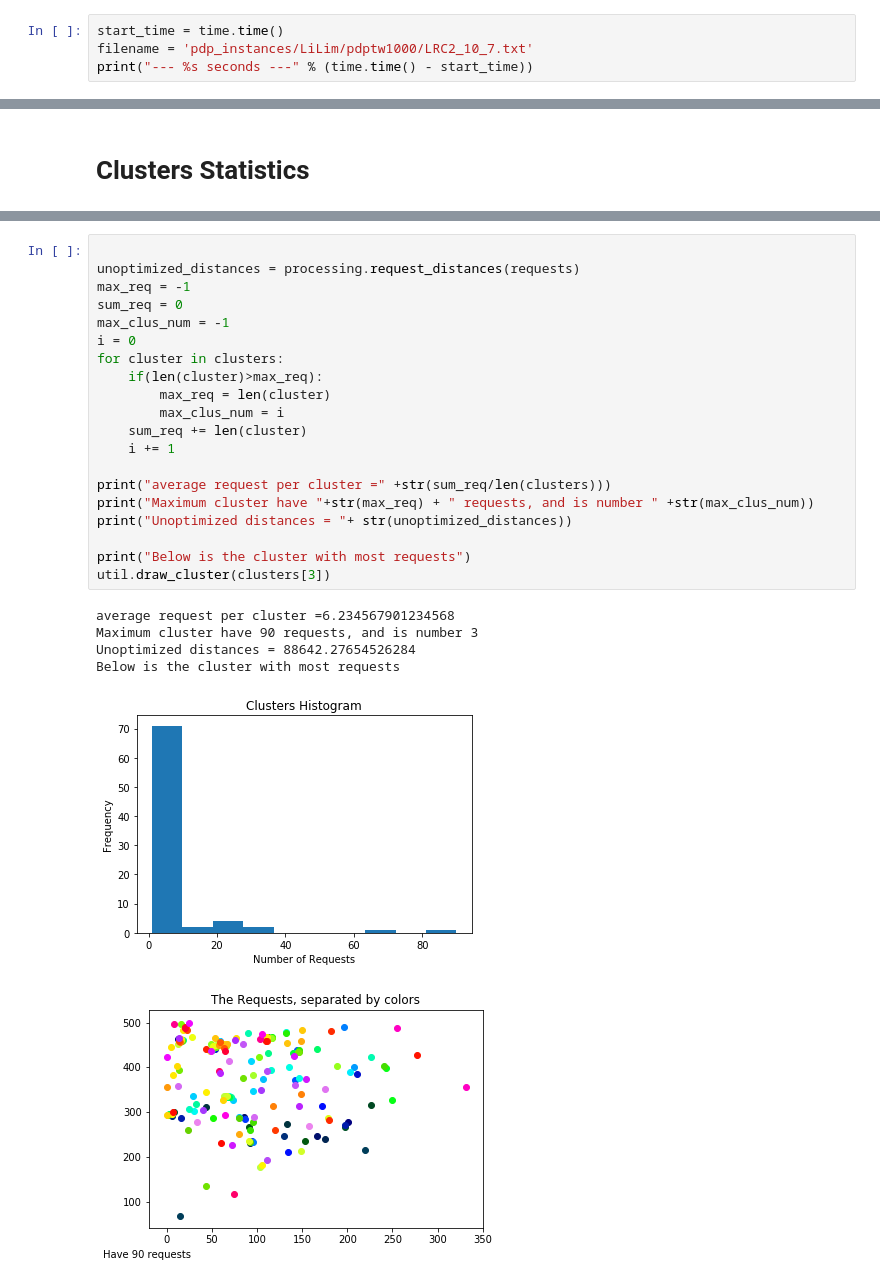
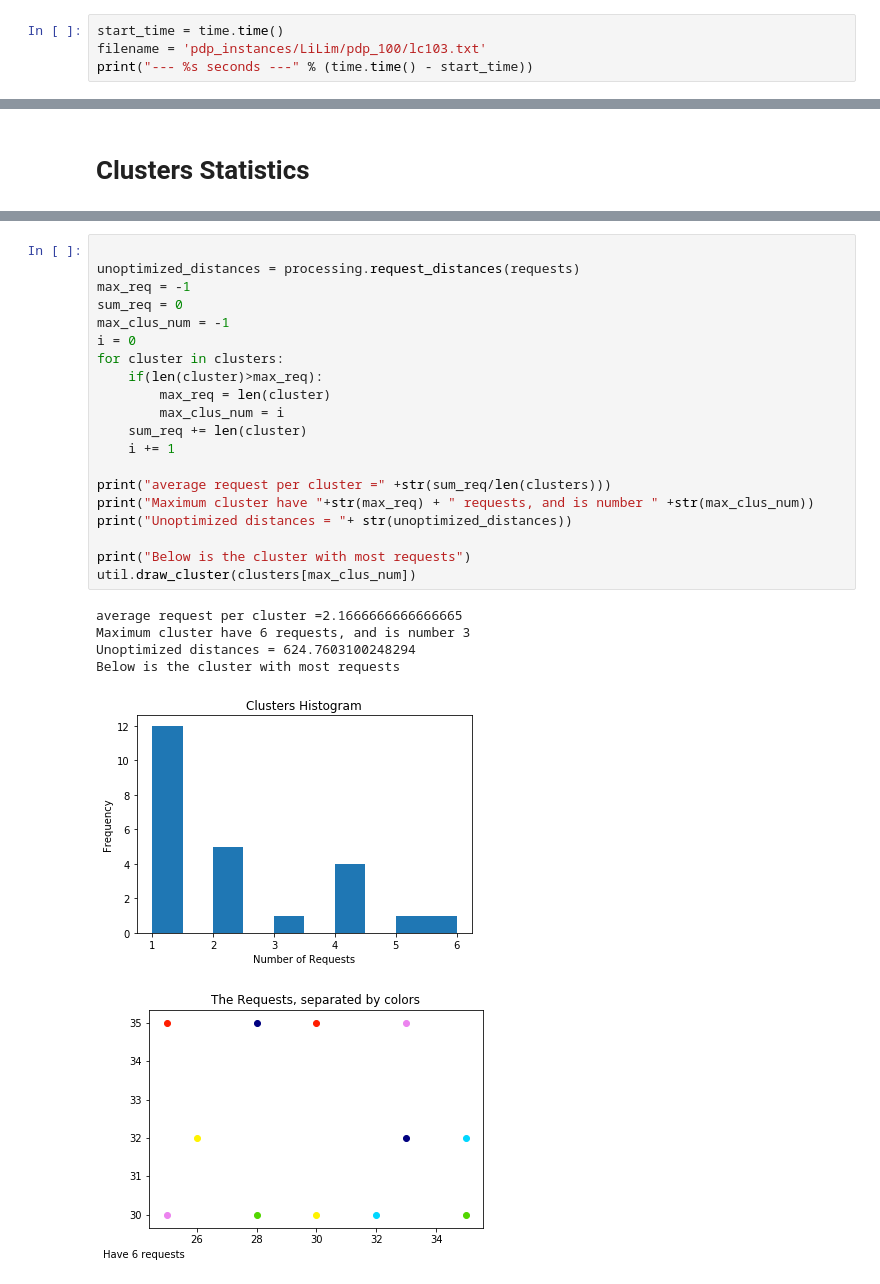
Before and after one commit to Worse2Worst/Senior-Project, a Jupyter notebook: src/visualize_benchmark.ipynb, the cells around one changed output, grey strips where cells are left out. Drawn from its saved outputs; the diff is of its cells as text.

```diff
--- a/src/visualize_benchmark.ipynb
+++ b/src/visualize_benchmark.ipynb
@@ -10,7 +10,7 @@ import numpy as np
 # Load file (Use realative path)
 # %%
 start_time = time.time()
-filename = 'pdp_instances/LiLim/pdptw1000/LRC2_10_7.txt'
+filename = 'pdp_instances/LiLim/pdp_100/lc103.txt'
 print("--- %s seconds ---" % (time.time() - start_time))
 # %% [output]
 --- 0.0 seconds ---
@@ -76,28 +82,28 @@ Number of one-request clusters = 40
 # %%
 
 unoptimized_distances = processing.request_distances(requests)
 max_req = -1
 sum_req = 0
 max_clus_num = -1
 i = 0
 for cluster in clusters:
     if(len(cluster)>max_req):
         max_req = len(cluster)
         max_clus_num = i
     sum_req += len(cluster)
     i += 1
 
 print("average request per cluster =" +str(sum_req/len(clusters)))
 print("Maximum cluster have "+str(max_req) + " requests, and is number " +str(max_clus_num))
 print("Unoptimized distances = "+ str(unoptimized_distances))
 
 print("Below is the cluster with most requests")
-util.draw_cluster(clusters[3])
+util.draw_cluster(clusters[max_clus_num])
 # %% [output]
-average request per cluster =6.234567901234568
-Maximum cluster have 90 requests, and is number 3
-Unoptimized distances = 88642.27654526284
+average request per cluster =2.1666666666666665
+Maximum cluster have 6 requests, and is number 3
+Unoptimized distances = 624.7603100248294
 Below is the cluster with most requests
-[figure, old version]
+[figure, new version]
-[figure, old version]
+[figure, new version]
 # %%
```
Also changed, not shown: parts of 10 cells of this notebook, 14 other files.
